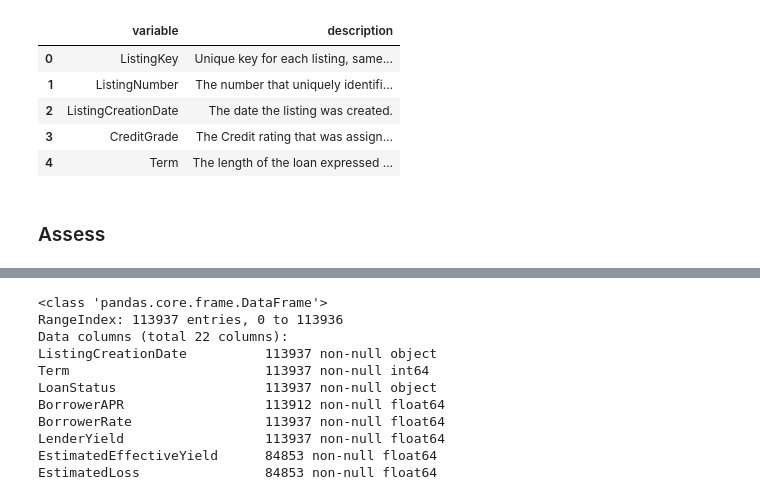
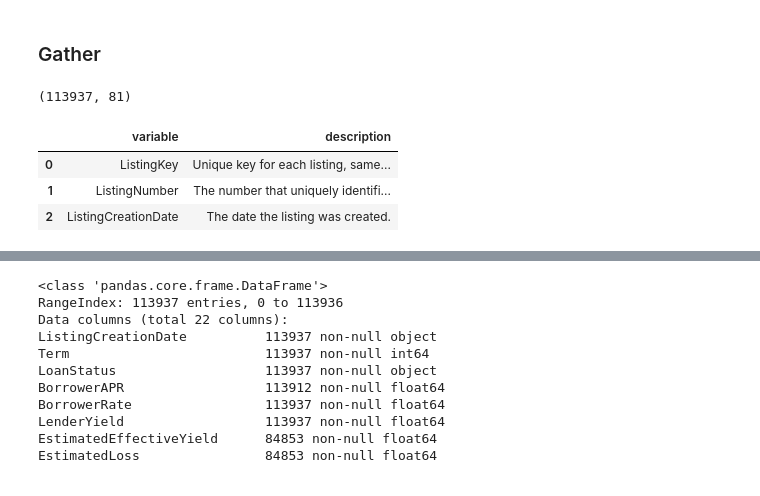
Before and after one commit to suefenali/data_analysis_nanodegree, a Jupyter notebook: project_5/exploration.ipynb, the cells around one changed output, grey strips where cells are left out. Drawn from its saved outputs; the diff is of its cells as text; code cells hidden in the pictures.

```diff
--- a/project_5/exploration.ipynb
+++ b/project_5/exploration.ipynb
@@ -48,14 +23,16 @@ Try and motivate your exploration goals through this section.
+# %% [markdown]
+### Gather
 # %%
 loan_data = pd.read_csv('prosperLoanData.csv')
 dictionary = pd.read_csv('dictionary.csv')
+# %%
+loan_data.shape
+# %% [output]
+(113937, 81)
 # %%
-dictionary.head()
+dictionary.head(3)
 # %% [output]
 |  | variable | description |
 | 0 | ListingKey | Unique key for each listing, same... |
 | 1 | ListingNumber | The number that uniquely identifi... |
 | 2 | ListingCreationDate | The date the listing was created. |
-| 3 | CreditGrade | The Credit rating that was assign... |
-| 4 | Term | The length of the loan expressed ... |
-# %% [markdown]
-### Assess
```
Also changed, not shown: parts of 57 cells of this notebook.
